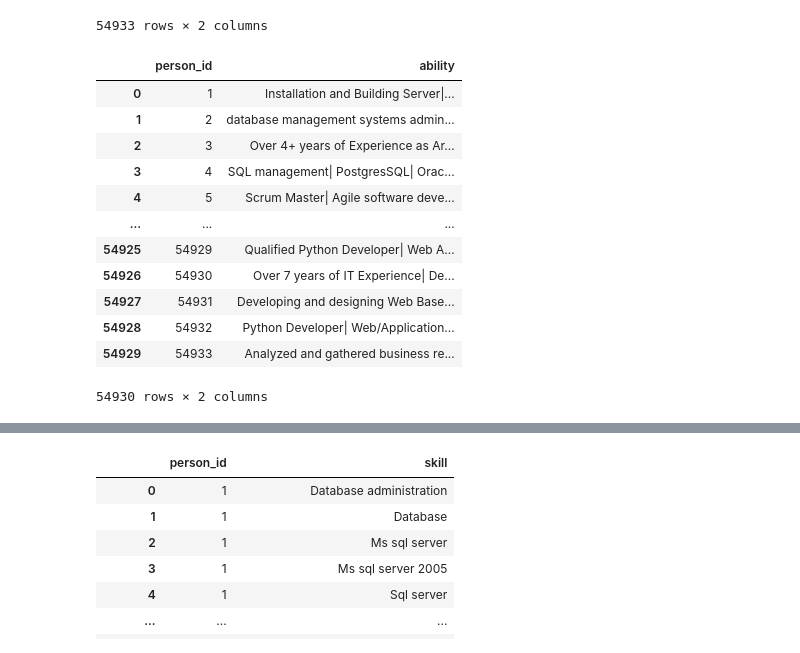
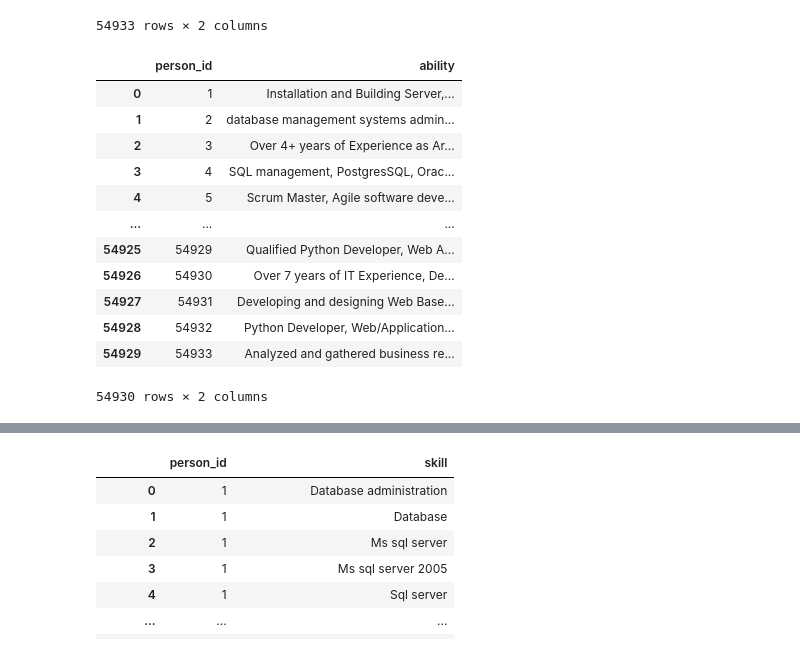
Before and after one commit to NaufalArsa/PathFinder-Machine-Learning, a Jupyter notebook: notebook.ipynb, the cells around one changed output, grey strips where cells are left out. Drawn from its saved outputs; the diff is of its cells as text; code cells hidden in the pictures.

```diff
--- a/notebook.ipynb
+++ b/notebook.ipynb
@@ -26,7 +29,7 @@ df_people
 | 54932 | 54933 | Job Seeker | NaN | NaN | NaN |
 54933 rows × 5 columns
 # %%
-df_ability = pd.read_csv('02_abilities.csv')
+df_ability = pd.read_csv('dataset/02_abilities.csv')
 df_ability
 # %% [output]
 |  | person_id | ability |
@@ -262,20 +265,20 @@ df_people
 | 54932 | 54933 | Job Seeker |
 54933 rows × 2 columns
 # %%
-df_agg = df_ability.groupby('person_id', as_index=False)['ability'].agg('| '.join)
+df_agg = df_ability.groupby('person_id', as_index=False)['ability'].agg(', '.join)
 df_agg
 # %% [output]
 |  | person_id | ability |
-| 0 | 1 | Installation and Building Server|... |
+| 0 | 1 | Installation and Building Server,... |
 | 1 | 2 | database management systems admin... |
 | 2 | 3 | Over 4+ years of Experience as Ar... |
-| 3 | 4 | SQL management| PostgresSQL| Orac... |
-| 4 | 5 | Scrum Master| Agile software deve... |
+| 3 | 4 | SQL management, PostgresSQL, Orac... |
+| 4 | 5 | Scrum Master, Agile software deve... |
 | ... | ... | ... |
-| 54925 | 54929 | Qualified Python Developer| Web A... |
-| 54926 | 54930 | Over 7 years of IT Experience| De... |
+| 54925 | 54929 | Qualified Python Developer, Web A... |
+| 54926 | 54930 | Over 7 years of IT Experience, De... |
 | 54927 | 54931 | Developing and designing Web Base... |
-| 54928 | 54932 | Python Developer| Web/Application... |
+| 54928 | 54932 | Python Developer, Web/Application... |
 | 54929 | 54933 | Analyzed and gathered business re... |
 54930 rows × 2 columns
 # %%
```
Also changed, not shown: parts of 21 cells of this notebook, 23 other files.
